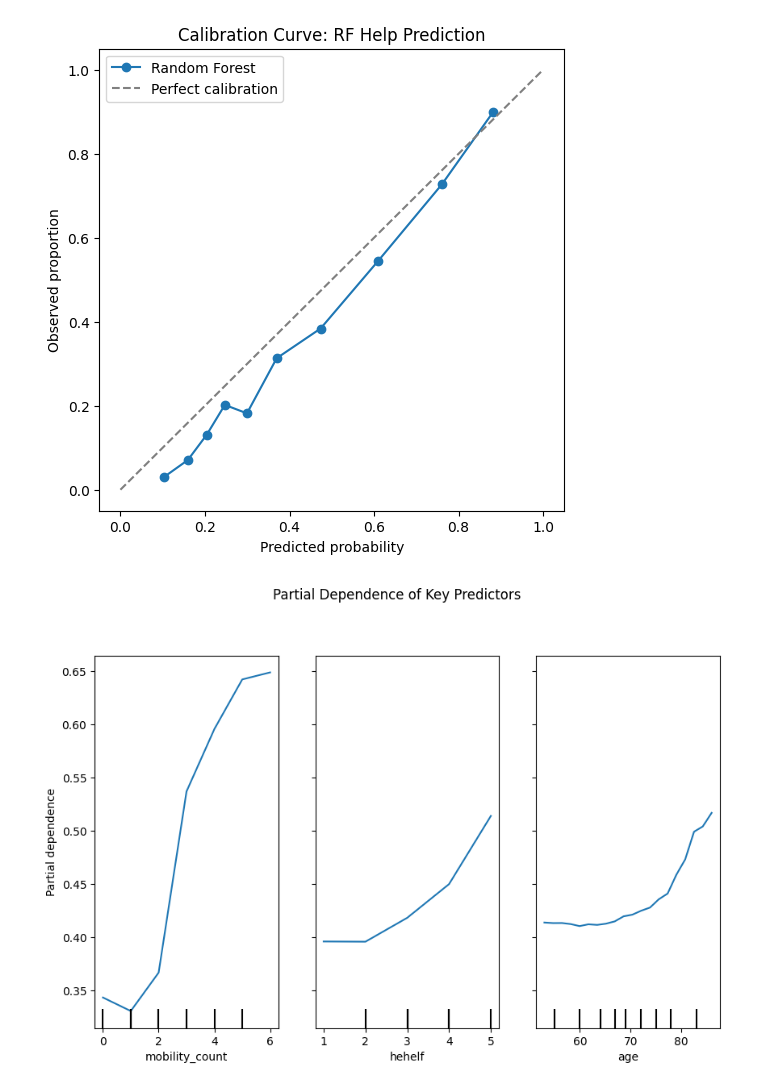
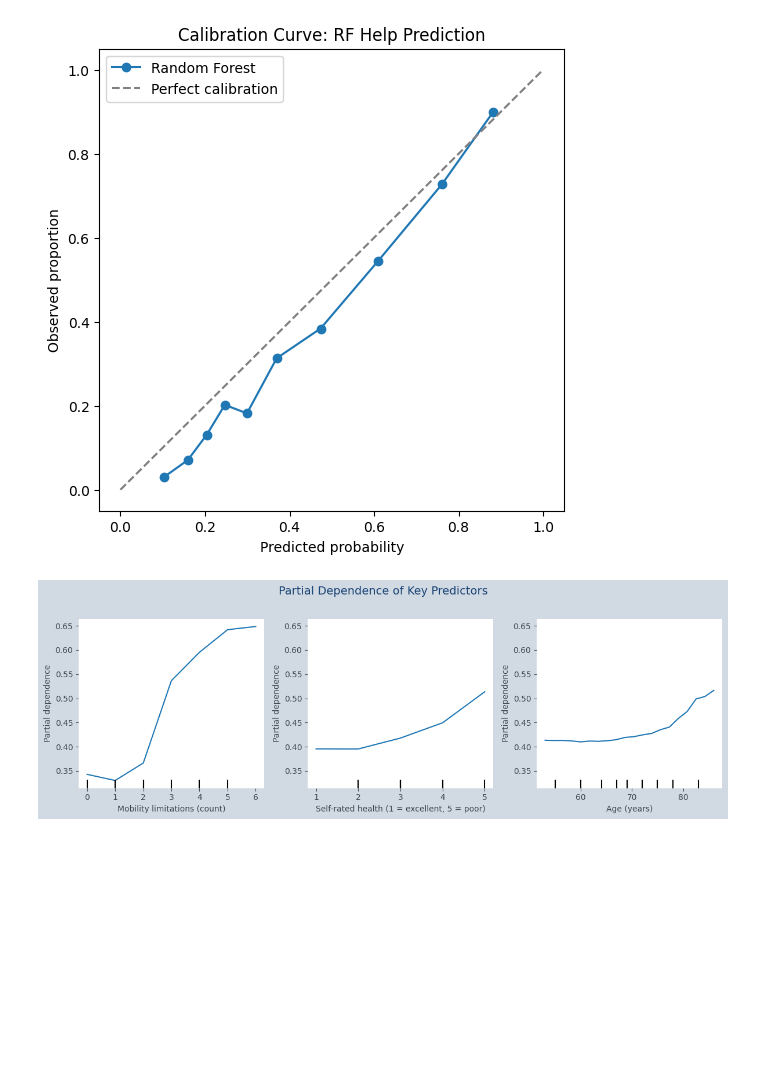
Before and after one commit to kimmypeever/leeds_capstone, a Jupyter notebook: src/main.ipynb, the cells around one changed output. Cells and saved outputs as stored; diff of their text form; code cells hidden in the pictures; blank space fills up the shorter version.

```diff
--- a/src/main.ipynb
+++ b/src/main.ipynb
@@ -387,3 +562,21 @@ Physical activity    0.019379
 Demographic          0.017461
 Social               0.007481
 dtype: float64
+# %%
+fig, ax = plt.subplots(figsize=(7, 4))
+fig.patch.set_facecolor(PALE_BLUE)  # outside plot
+ax.set_facecolor(WHITE)             # inside plot
+
+ax.bar(grouped_imp_s.index, grouped_imp_s.values, color=NAVY)
+
+ax.set_title("Grouped Permutation Importance (Test set)", color=NAVY, pad=10)
+ax.set_ylabel("Sum of permutation importance (ROC AUC decrease)", color=CHARCOAL)
+ax.tick_params(axis="x", colors=CHARCOAL)
+ax.tick_params(axis="y", colors=CHARCOAL)
+
+for spine in ax.spines.values():
+    spine.set_visible(False)
+
+plt.xticks(rotation=20, ha="right")
+plt.tight_layout()
+plt.show()
@@ -485,18 +699,50 @@ Brier score: 0.1552
 # %%
 features_pdp = ["mobility_count", "hehelf", "age"]
 
-fig, ax = plt.subplots(figsize=(10, 6))
+# One subplot per feature
+fig, axes = plt.subplots(
+    1, len(features_pdp),
+    figsize=(12, 4),
+    sharey=False
+)
 
+# Figure background
+fig.patch.set_facecolor(PALE_BLUE)
+
+# PDP
 PartialDependenceDisplay.from_estimator(
-    best_rf,          # the full Pipeline
-    X_train,          # raw training data (pipeline handles imputation)
+    best_rf,          # full pipeline
+    X_train,
     features=features_pdp,
     kind="average",
     grid_resolution=20,
-    ax=ax
+    ax=axes
 )
 
-plt.suptitle("Partial Dependence of Key Predictors", y=1.02)
+# Style each subplot
+for ax in axes:
+    ax.set_facecolor(WHITE)
+    ax.tick_params(colors=CHARCOAL, labelsize=10)
+    ax.xaxis.label.set_color(CHARCOAL)
+    ax.yaxis.label.set_color(CHARCOAL)
+
+    # Clean poster look
+    for spine in ax.spines.values():
+        spine.set_visible(False)
+
+# Title (
+fig.suptitle(
+    "Partial Dependence of Key Predictors",
+    color=NAVY,
+    fontsize=14,
+    y=1.02
+)
+
+axes[0].set_xlabel("Mobility limitations (count)", color=CHARCOAL)
+axes[1].set_xlabel("Self-rated health (1 = excellent, 5 = poor)", color=CHARCOAL)
+axes[2].set_xlabel("Age (years)", color=CHARCOAL)
+
+plt.tight_layout()
 plt.show()
 # %% [output]
-[figure, old version]
+[figure, new version]
```
Also changed, not shown: parts of 15 cells of this notebook.
